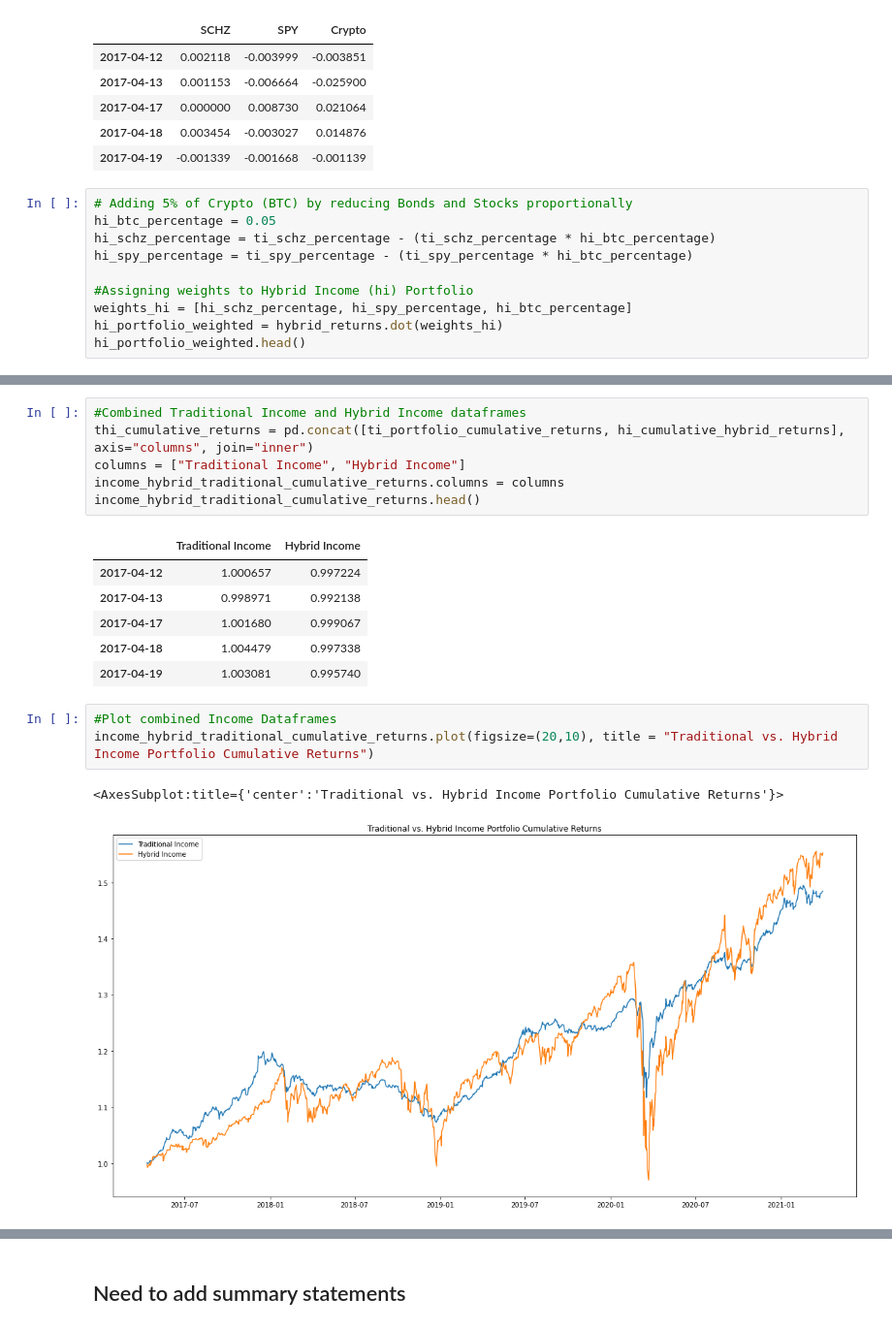
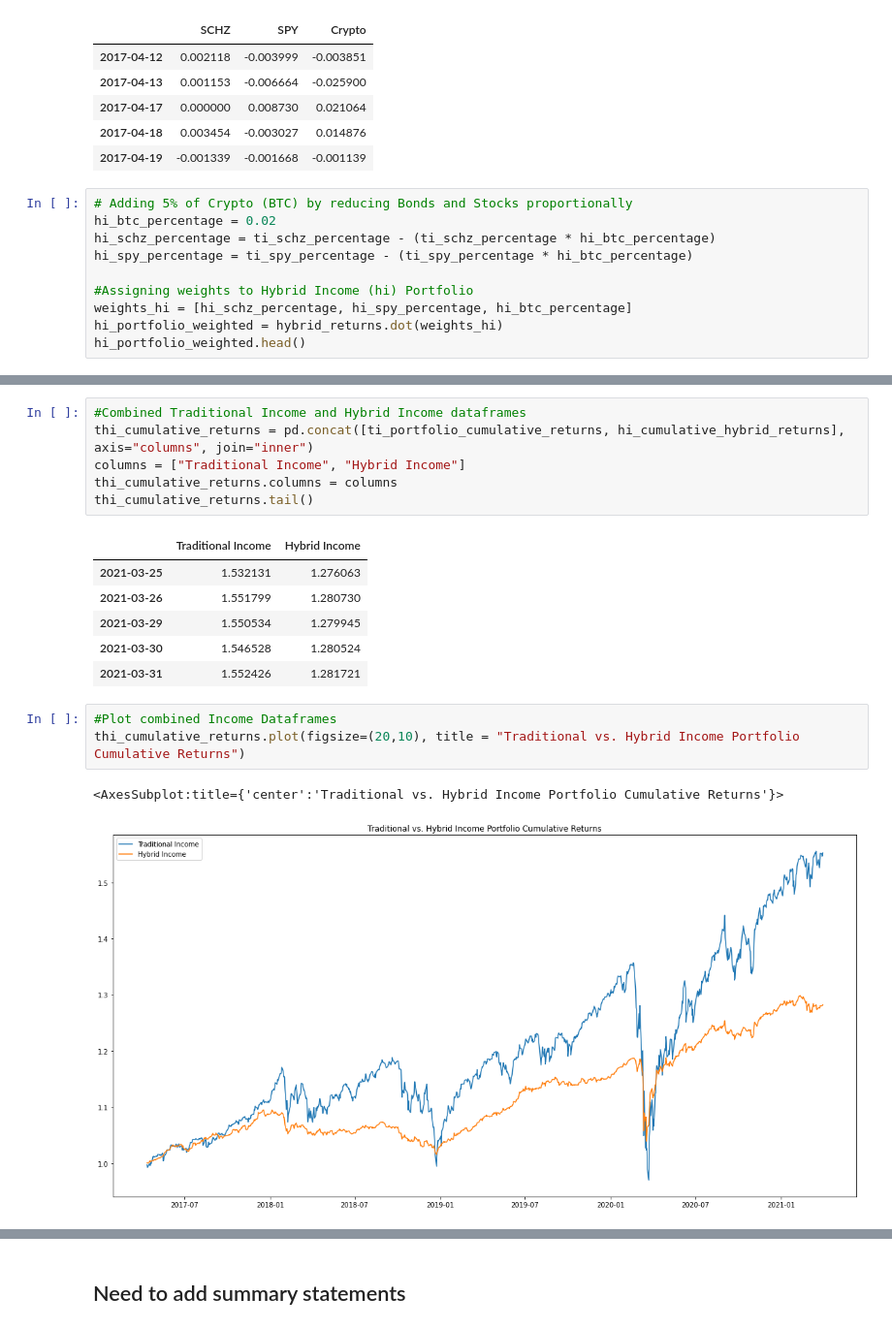
Before and after one commit to hammer888-tech/Project_1, a Jupyter notebook: Project_1B.ipynb, the cells around one changed output, grey strips where cells are left out. Shown: that part at 97% size. Drawn from its saved outputs; the diff is of its cells as text.

```diff
--- a/Project_1B.ipynb
+++ b/Project_1B.ipynb
@@ -185,7 +184,7 @@ hybrid_returns.head()
 | 2017-04-19 | -0.001339 | -0.001668 | -0.001139 |
 # %%
 # Adding 5% of Crypto (BTC) by reducing Bonds and Stocks proportionally
-hi_btc_percentage = 0.05
+hi_btc_percentage = 0.02
 hi_schz_percentage = ti_schz_percentage - (ti_schz_percentage * hi_btc_percentage)
 hi_spy_percentage = ti_spy_percentage - (ti_spy_percentage * hi_btc_percentage)
 
@@ -211,18 +214,18 @@ hi_cumulative_hybrid_returns.plot(figsize=(20,10), title = "Hybrid Income Portfo
 #Combined Traditional Income and Hybrid Income dataframes
 thi_cumulative_returns = pd.concat([ti_portfolio_cumulative_returns, hi_cumulative_hybrid_returns], axis="columns", join="inner")
 columns = ["Traditional Income", "Hybrid Income"]
-income_hybrid_traditional_cumulative_returns.columns = columns
-income_hybrid_traditional_cumulative_returns.head()
+thi_cumulative_returns.columns = columns
+thi_cumulative_returns.tail()
 # %% [output]
 |  | Traditional Income | Hybrid Income |
-| 2017-04-12 | 1.000657 | 0.997224 |
-| 2017-04-13 | 0.998971 | 0.992138 |
-| 2017-04-17 | 1.001680 | 0.999067 |
-| 2017-04-18 | 1.004479 | 0.997338 |
-| 2017-04-19 | 1.003081 | 0.995740 |
+| 2021-03-25 | 1.532131 | 1.276063 |
+| 2021-03-26 | 1.551799 | 1.280730 |
+| 2021-03-29 | 1.550534 | 1.279945 |
+| 2021-03-30 | 1.546528 | 1.280524 |
+| 2021-03-31 | 1.552426 | 1.281721 |
 # %%
 #Plot combined Income Dataframes
-income_hybrid_traditional_cumulative_returns.plot(figsize=(20,10), title = "Traditional vs. Hybrid Income Portfolio Cumulative Returns")
+thi_cumulative_returns.plot(figsize=(20,10), title = "Traditional vs. Hybrid Income Portfolio Cumulative Returns")
 # %% [output]
 <AxesSubplot:title={'center':'Traditional vs. Hybrid Income Portfolio Cumulative Returns'}>
-[figure, old version]
+[figure, new version]
```
Also changed, not shown: parts of 24 cells of this notebook.
